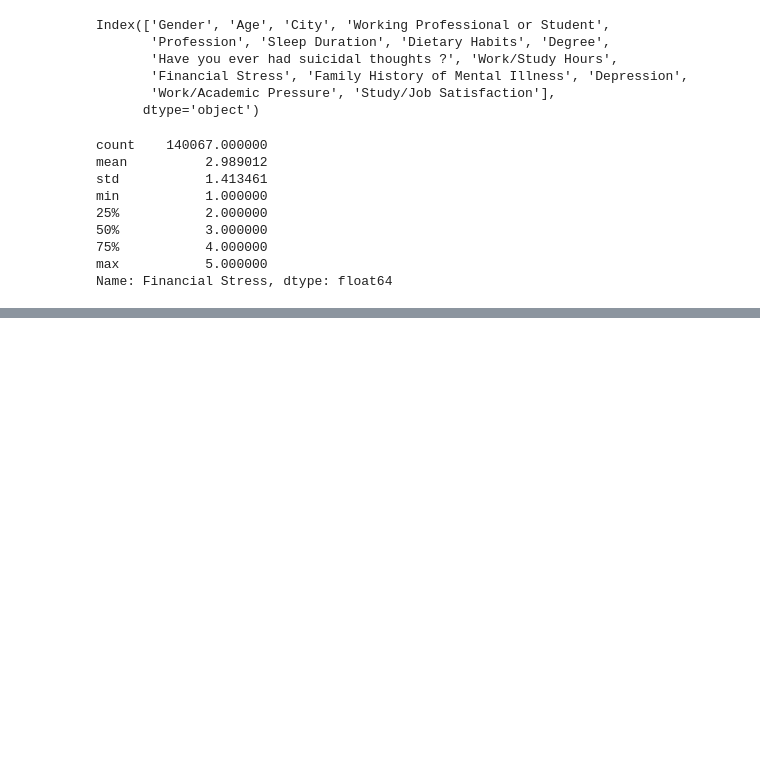
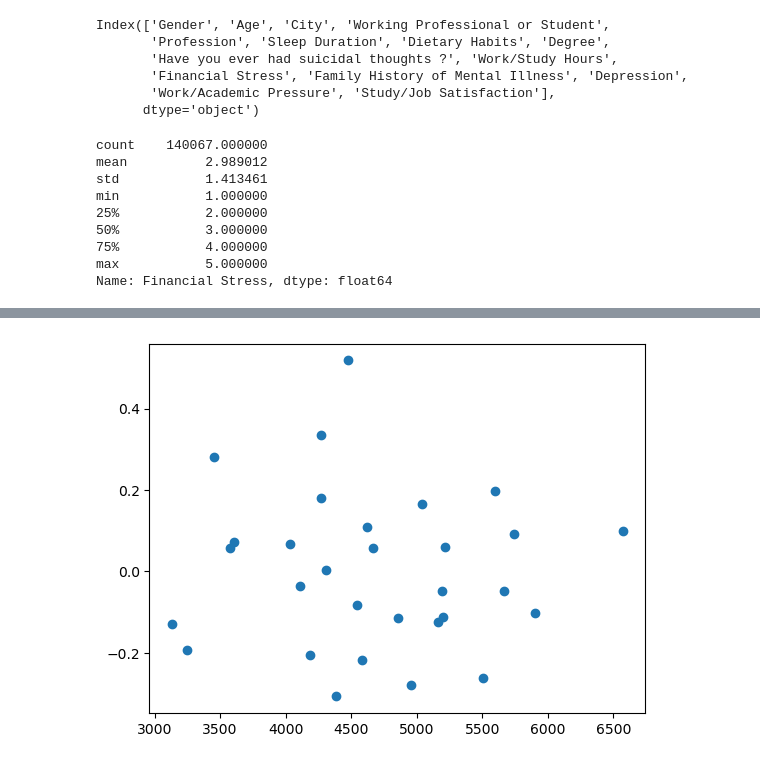
Before and after one commit to Joehmyers/mental-health-classification-experiment, a Jupyter notebook: kaggle_mental_health_competition.ipynb, the cells around one changed output, grey strips where cells are left out. Drawn from its saved outputs; the diff is of its cells as text; code cells hidden in the pictures; blank space fills up the shorter version.

```diff
--- a/kaggle_mental_health_competition.ipynb
+++ b/kaggle_mental_health_competition.ipynb
@@ -798 +800,9 @@ Name: Financial Stress, dtype: float64
+# %%
+def category_impact(column):
+
+    ct = pd.crosstab(df[column], df["Depression"])
+    avg_prev_depression = ct[1].sum()/ct.sum().sum()
+    relative_prevalance = (((ct[1]/ct.sum(axis=1))-avg_prev_depression)/avg_prev_depression).sort_values()
+    #relative_prevalance.plot(kind="bar")
+    return relative_prevalance
 # %%
@@ -808,0 +829,16 @@ dtype: float64
+# %%
+import pandas as pd
+from sklearn.preprocessing import LabelEncoder
+
+# Initialize the LabelEncoder
+encoder = LabelEncoder()
+
+# Fit and transform the 'category' column
+df['sleep'] = encoder.fit_transform(df['category'])
+# %%
+df.loc[df["Sleep Duration"].isin(["5-6 hours", "7-8 hours"]), "Sleep Duration"] = "5-8 Hours"
+# %%
+plt.scatter(df["City"].value_counts().sort_index(), category_impact("City").sort_index())
+plt.show()
+# %% [output]
+[figure, added]
```
Also changed, not shown: parts of 14 cells of this notebook.
